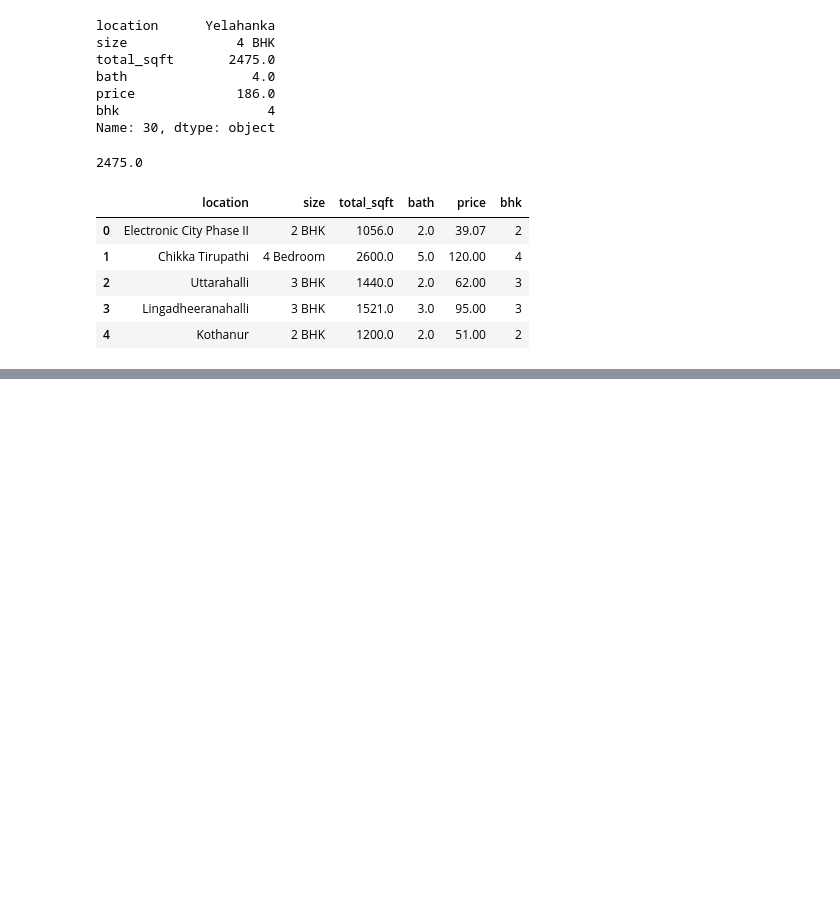
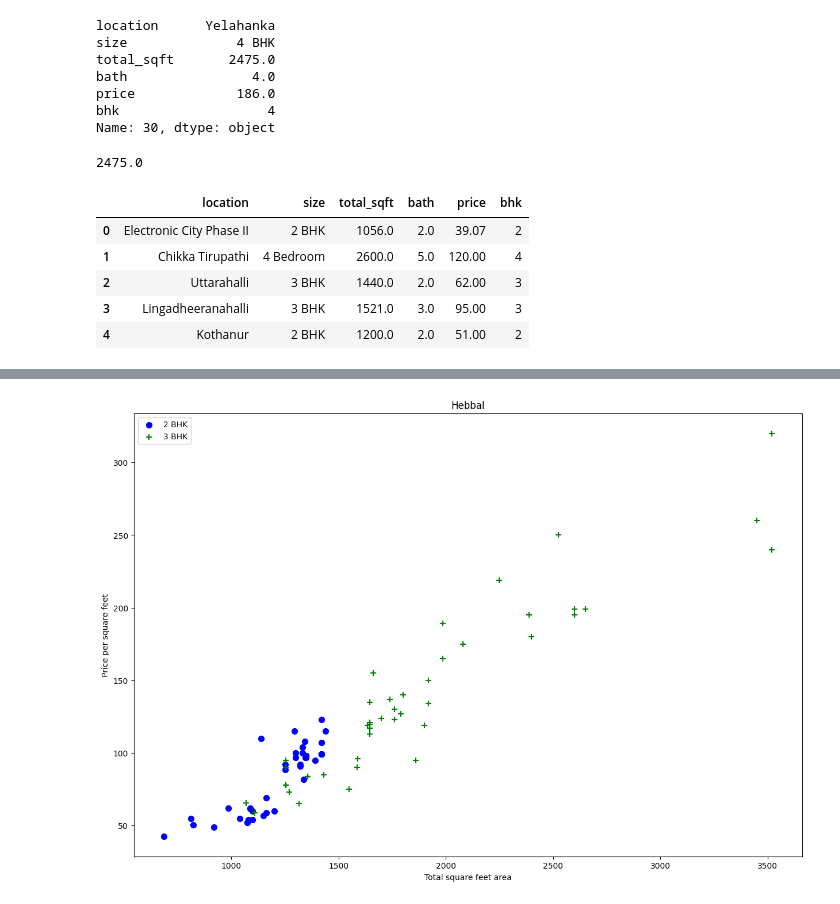
Before and after one commit to 99Hassam99/01_DATASCIENCE_ROADMAP, a Jupyter notebook: 11_ML_Projects_Deployed/01_Real_State_Price_Prediction_Project/model/02_Data_Cleaning_Real_Estate_Price_Prediction_Project.ipynb, the cells around one changed output, grey strips where cells are left out. Drawn from its saved outputs; the diff is of its cells as text; code cells hidden in the pictures; blank space fills up the shorter version.

```diff
--- a/11_ML_Projects_Deployed/01_Real_State_Price_Prediction_Project/model/02_Data_Cleaning_Real_Estate_Price_Prediction_Project.ipynb
+++ b/11_ML_Projects_Deployed/01_Real_State_Price_Prediction_Project/model/02_Data_Cleaning_Real_Estate_Price_Prediction_Project.ipynb
@@ -226,0 +389,4 @@ df4.head()
+# %%
+plot_scatter_chart(df7,"Hebbal")
+# %% [output]
+[figure, added]
```
Also changed, not shown: parts of 32 cells of this notebook.
